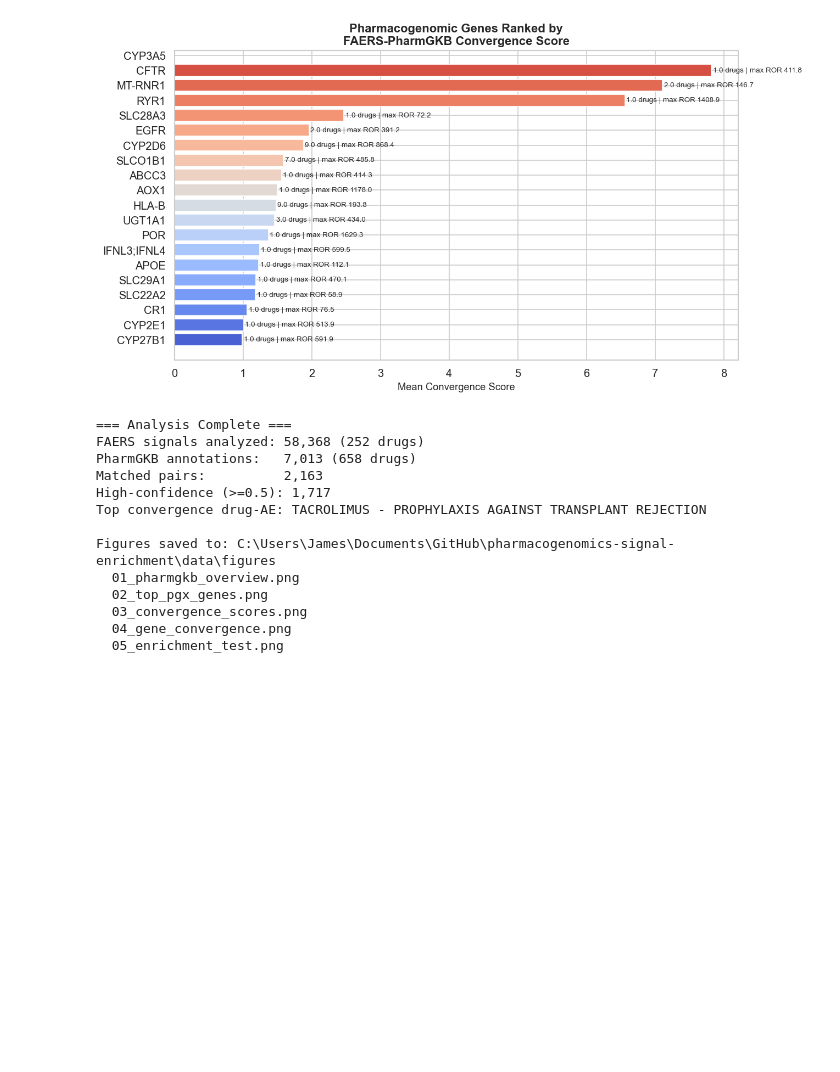
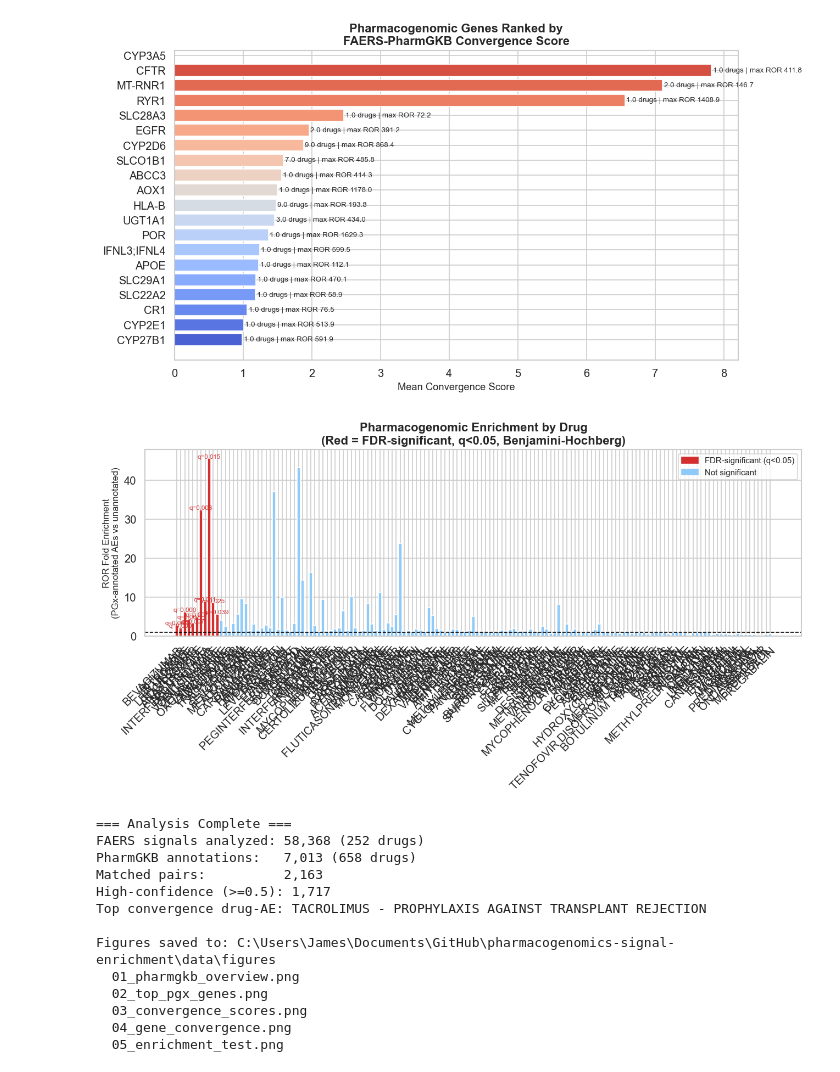
Before and after one commit to Halleys-Commit/pharmacogenomics-signal-enrichment, a Jupyter notebook: notebooks/01_pgx_enrichment.ipynb, the cells around one changed output. Drawn from its saved outputs; the diff is of its cells as text; code cells hidden in the pictures; blank space fills up the shorter version.

```diff
--- a/notebooks/01_pgx_enrichment.ipynb
+++ b/notebooks/01_pgx_enrichment.ipynb
@@ -349,30 +349,32 @@ CYP27B1                    2              0.99   591.86    297.63        1
 # %%
 # ── Enrichment test visualization ─────────────────────────────────────────────
 if 'enrich_test' in dir() and not enrich_test.empty and len(enrich_test) >= 3:
     fig, ax = plt.subplots(figsize=(11,6))
 
     colors_sig = ['#d32f2f' if s else '#90caf9' for s in enrich_test['significant_fdr']]
     bars = ax.bar(enrich_test['DRUG'], enrich_test['ror_fold_enrichment'],
                   color=colors_sig, edgecolor='white')
     ax.axhline(1, color='black', linestyle='--', lw=1)
     ax.set_ylabel('ROR Fold Enrichment\n(PGx-annotated AEs vs unannotated)', fontsize=10)
     ax.set_title('Pharmacogenomic Enrichment by Drug\n(Red = FDR-significant, q<0.05, Benjamini-Hochberg)',
                  fontweight='bold')
-    ax.tick_params(axis='x', rotation=45)
+    plt.setp(ax.get_xticklabels(), rotation=45, ha='right', rotation_mode='anchor')
 
     for bar, (_, row) in zip(bars, enrich_test.iterrows()):
         if row['significant_fdr']:
             ax.text(bar.get_x()+bar.get_width()/2, bar.get_height()+0.02,
                     f'q={row["p_value_fdr_bh"]:.3f}', ha='center', fontsize=7, color='#d32f2f')
 
     sig_patches = [mpatches.Patch(color='#d32f2f', label='FDR-significant (q<0.05)'),
                    mpatches.Patch(color='#90caf9', label='Not significant')]
     ax.legend(handles=sig_patches, fontsize=9)
     plt.tight_layout()
     plt.savefig(FIGURES_DIR / '05_enrichment_test.png')
     plt.show()
 else:
     print('Enrichment test requires multiple drugs with matches — check join results above')
+# %% [output]
+[figure, added]
 # %%
 # ── Summary ───────────────────────────────────────────────────────────────────
 print('=== Analysis Complete ===')
```
Also changed, not shown: parts of 1 cell of this notebook, 1 other file.
